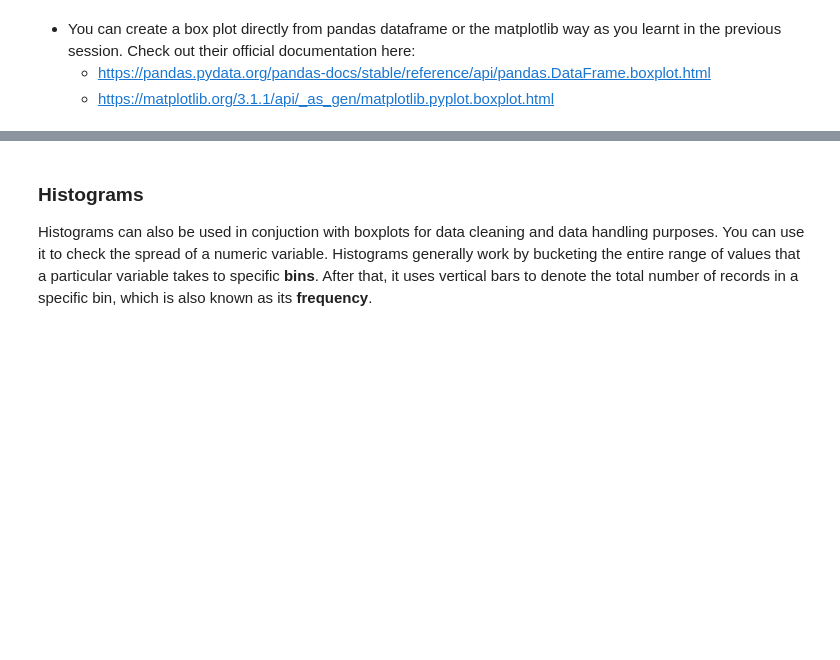
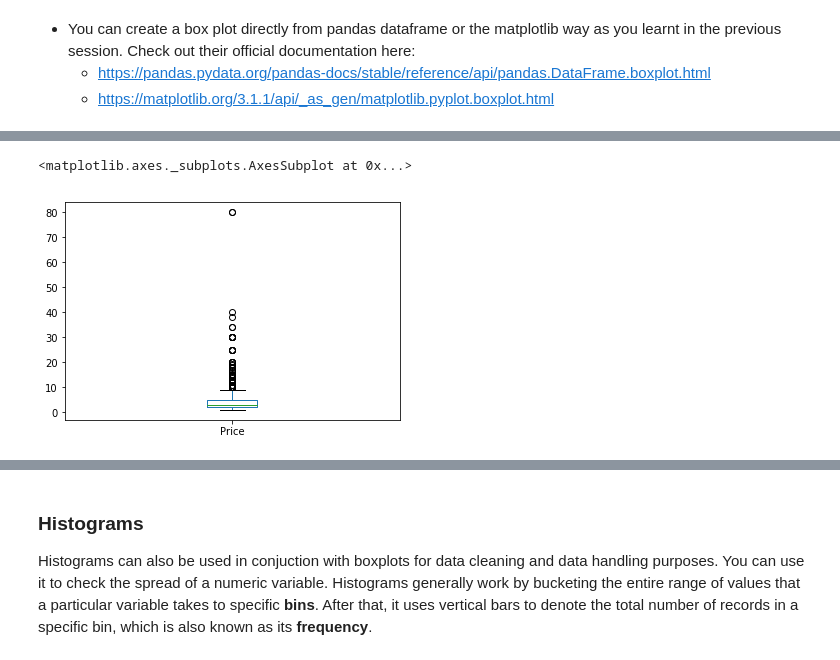
Before and after one commit to HimanshuGautamGitHub/python-data-visualization, a Jupyter notebook: Case Study Notebook/Data Visualisation in Python - Case Study.ipynb, the cells around one changed output, grey strips where cells are left out. Saved outputs shown, nothing was run; the diff lists cells and outputs as text; code cells hidden in the pictures; blank space fills up the shorter version.

```diff
--- a/Case Study Notebook/Data Visualisation in Python - Case Study.ipynb
+++ b/Case Study Notebook/Data Visualisation in Python - Case Study.ipynb
@@ -138,6 +401,11 @@ Using a box plot you can identify the outliers as follows:
 # %%
 #Clean the Price column
+inp1= inp1[inp1.Price <=200]
 # %%
 #Create a box plot for paid apps
+inp1[inp1.Price>0].Price.plot.box()
+# %% [output]
+<matplotlib.axes._subplots.AxesSubplot at 0x...>
+[figure, added]
 # %%
 #Check the apps with price more than 30
```
Also changed, not shown: parts of 45 cells of this notebook.
